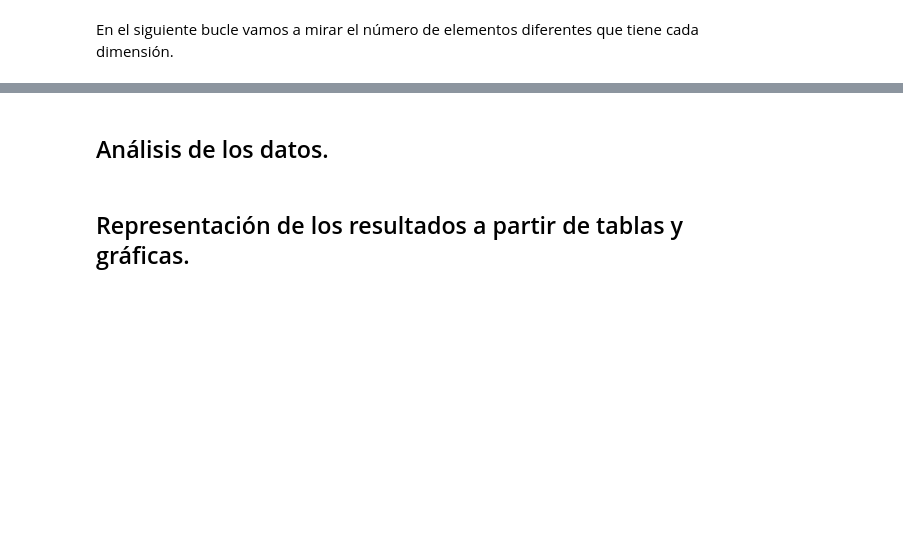
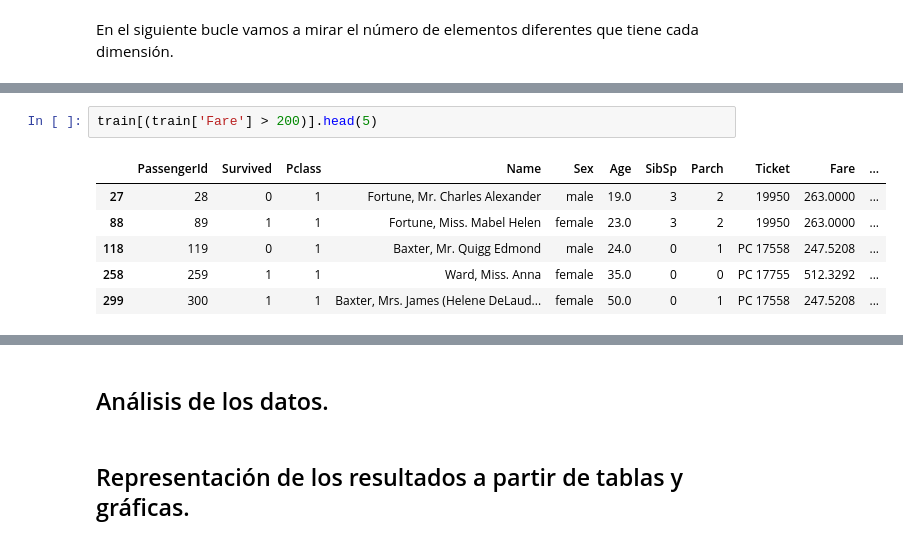
Before and after one commit to JonAnderDiez/data-cleaning, a Jupyter notebook: PRAC+2+-+Beñat+y+Jon+Ander.ipynb, the cells around one changed output, grey strips where cells are left out. Cells and saved outputs as stored; diff of their text form; blank space fills up the shorter version.

```diff
--- a/PRAC+2+-+Beñat+y+Jon+Ander.ipynb
+++ b/PRAC+2+-+Beñat+y+Jon+Ander.ipynb
@@ -476,0 +489,9 @@ En conclusión sacamos que tenemos 2 vías para detectar outliers en el dataset
+# %%
+train[(train['Fare'] > 200)].head(5)
+# %% [output]
+|  | PassengerId | Survived | Pclass | Name | Sex | Age | SibSp | Parch | Ticket | Fare | ... |
+| 27 | 28 | 0 | 1 | Fortune, Mr. Charles Alexander | male | 19.0 | 3 | 2 | 19950 | 263.0000 | ... |
+| 88 | 89 | 1 | 1 | Fortune, Miss. Mabel Helen | female | 23.0 | 3 | 2 | 19950 | 263.0000 | ... |
+| 118 | 119 | 0 | 1 | Baxter, Mr. Quigg Edmond | male | 24.0 | 0 | 1 | PC 17558 | 247.5208 | ... |
+| 258 | 259 | 1 | 1 | Ward, Miss. Anna | female | 35.0 | 0 | 0 | PC 17755 | 512.3292 | ... |
+| 299 | 300 | 1 | 1 | Baxter, Mrs. James (Helene DeLaud... | female | 50.0 | 0 | 1 | PC 17558 | 247.5208 | ... |
```
Also changed, not shown: parts of 15 cells of this notebook.
